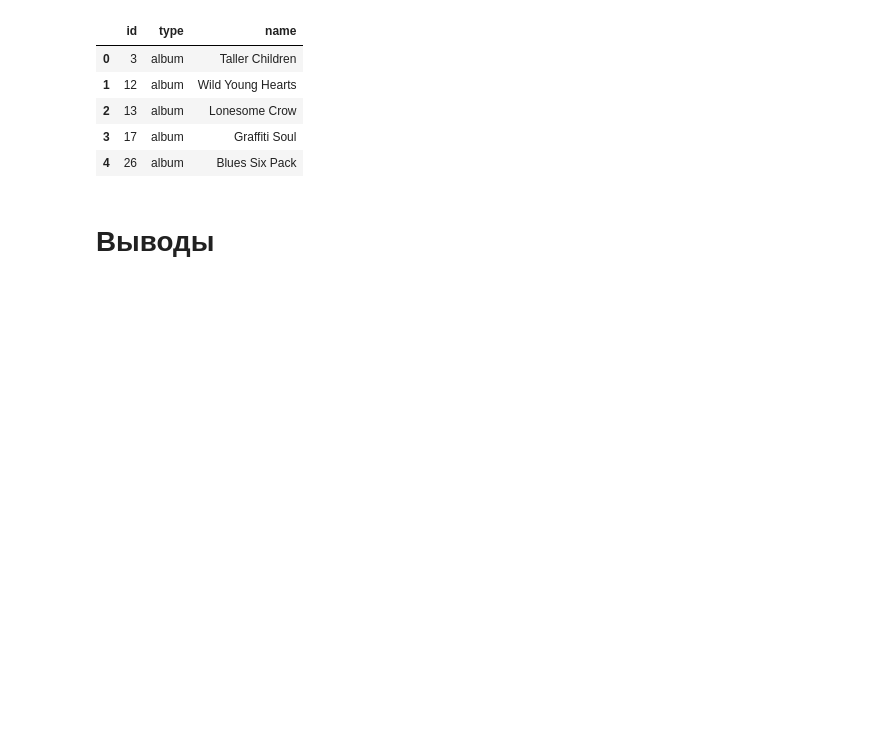
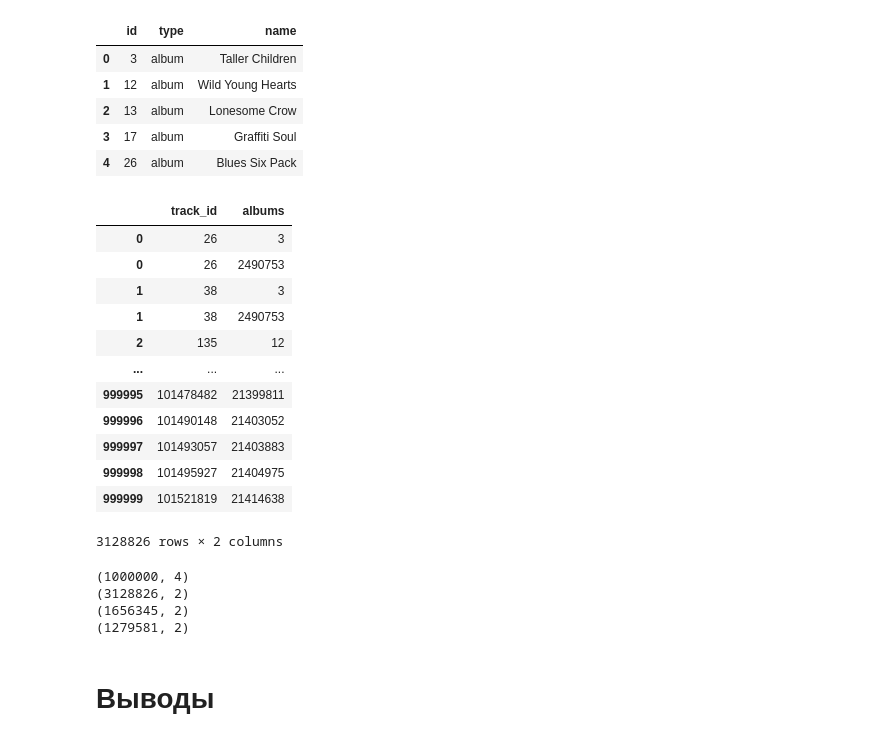
Before and after one commit to Alexdemenev/mle-project-sprint-4-v001, a Jupyter notebook: recommendations.ipynb, the cells around one changed output. Saved outputs shown, nothing was run; the diff lists cells and outputs as text; code cells hidden in the pictures; blank space fills up the shorter version.

```diff
--- a/recommendations.ipynb
+++ b/recommendations.ipynb
@@ -221,3 +221,46 @@ genres_without_names_df = pd.DataFrame(genres_without_names, columns=['id'])
 genres_without_names_df['type'] = 'genre'
 genres_without_names_df['name'] = 'unknown genre'
 catalog_names = pd.concat([genres_without_names_df, catalog_names], ignore_index=True)
+# %%
+tracks[['track_id', 'albums']].explode('albums')
+# %% [output]
+|  | track_id | albums |
+| 0 | 26 | 3 |
+| 0 | 26 | 2490753 |
+| 1 | 38 | 3 |
+| 1 | 38 | 2490753 |
+| 2 | 135 | 12 |
+| ... | ... | ... |
+| 999995 | 101478482 | 21399811 |
+| 999996 | 101490148 | 21403052 |
+| 999997 | 101493057 | 21403883 |
+| 999998 | 101495927 | 21404975 |
+| 999999 | 101521819 | 21414638 |
+3128826 rows × 2 columns
+# %%
+default_album = 0
+default_genre = 12345
+default_artist = 1
+
+tracks_albums = tracks[['track_id', 'albums']].explode('albums')
+tracks_albums['albums'].fillna(default_album, inplace=True)
+tracks_albums['albums'] = tracks_albums['albums'].astype(int)
+
+tracks_genres = tracks[['track_id', 'genres']].explode('genres')
+tracks_genres['genres'].fillna(default_genre, inplace=True)
+tracks_genres['genres'] = tracks_genres['genres'].astype(int)
+
+tracks_artists = tracks[['track_id', 'artists']].explode('artists')
+tracks_artists['artists'].fillna(default_artist, inplace=True)
+tracks_artists['artists'] = tracks_artists['artists'].astype(int)
+
+
+print(tracks.shape)
+print(tracks_albums.shape)
+print(tracks_genres.shape)
+print(tracks_artists.shape)
+# %% [output]
+(1000000, 4)
+(3128826, 2)
+(1656345, 2)
+(1279581, 2)
```
Also changed, not shown: parts of 6 cells of this notebook.
